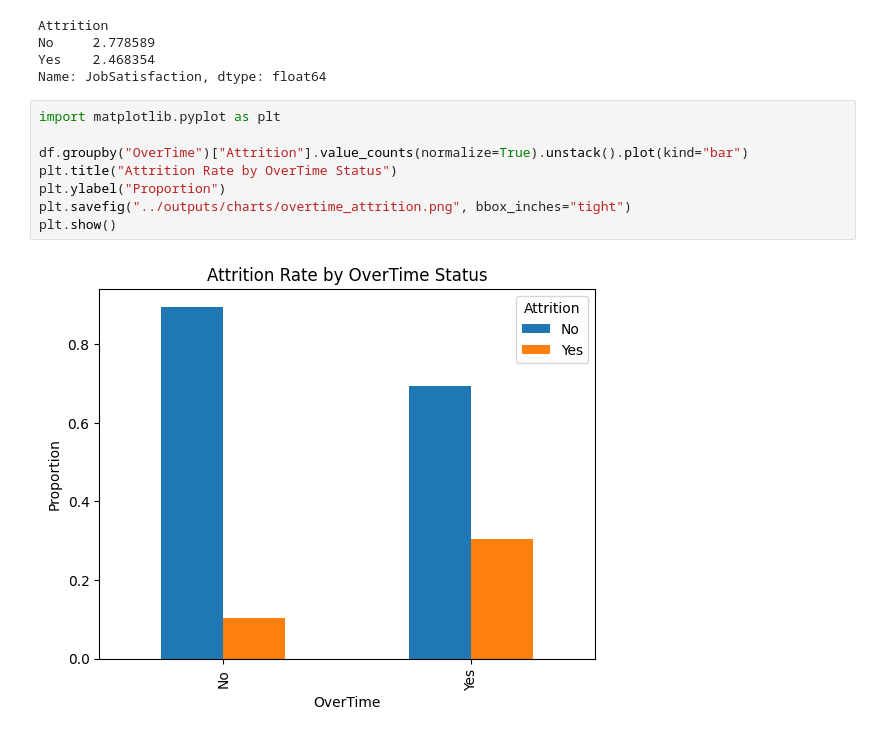
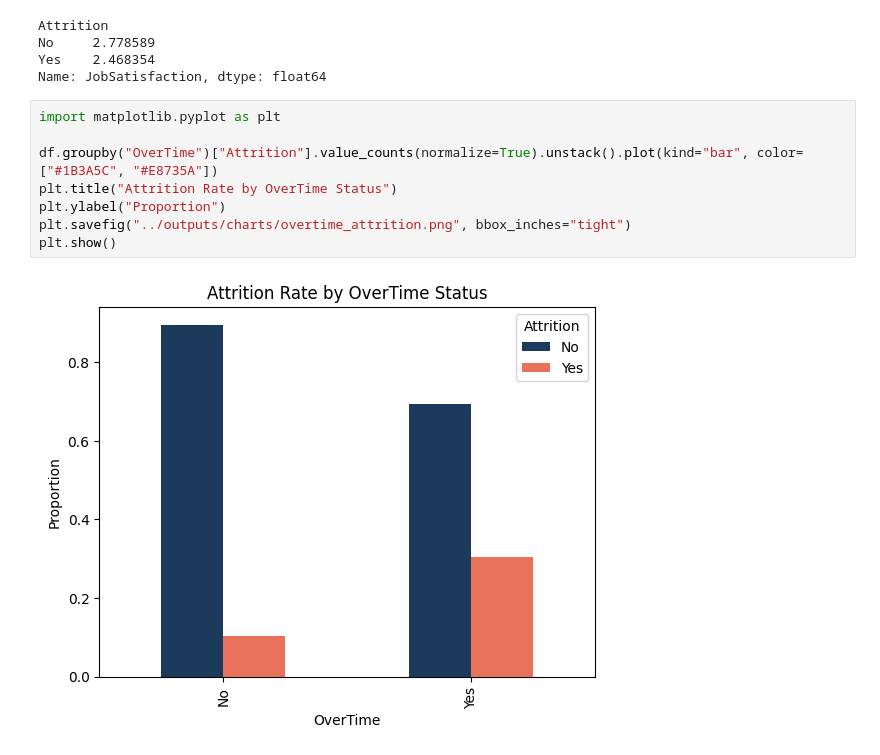
Before and after one commit to jeeny145/hr-attrition-analysis, a Jupyter notebook: notebooks/01_exploration.ipynb, the cells around one changed output. Saved outputs shown, nothing was run; the diff lists cells and outputs as text.

```diff
--- a/notebooks/01_exploration.ipynb
+++ b/notebooks/01_exploration.ipynb
@@ -158,12 +158,12 @@ Name: JobSatisfaction, dtype: float64
 # %%
 import matplotlib.pyplot as plt
 
-df.groupby("OverTime")["Attrition"].value_counts(normalize=True).unstack().plot(kind="bar")
+df.groupby("OverTime")["Attrition"].value_counts(normalize=True).unstack().plot(kind="bar", color=["#1B3A5C", "#E8735A"])
 plt.title("Attrition Rate by OverTime Status")
 plt.ylabel("Proportion")
 plt.savefig("../outputs/charts/overtime_attrition.png", bbox_inches="tight")
 plt.show()
 # %% [output]
-[figure, old version]
+[figure, new version]
 # %%
 dept_attrition = df.groupby("Department")["Attrition"].value_counts(normalize=True).unstack()
```
Also changed, not shown: parts of 3 cells of this notebook.
